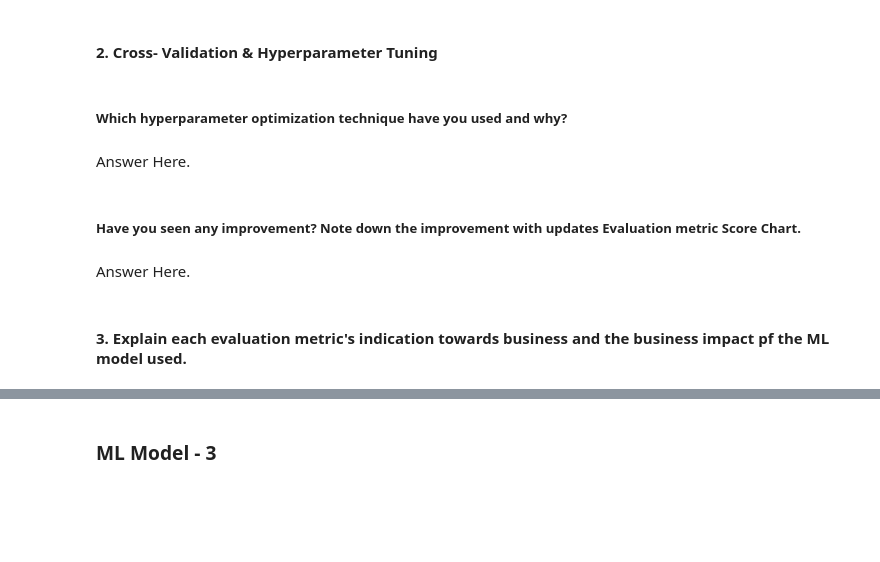
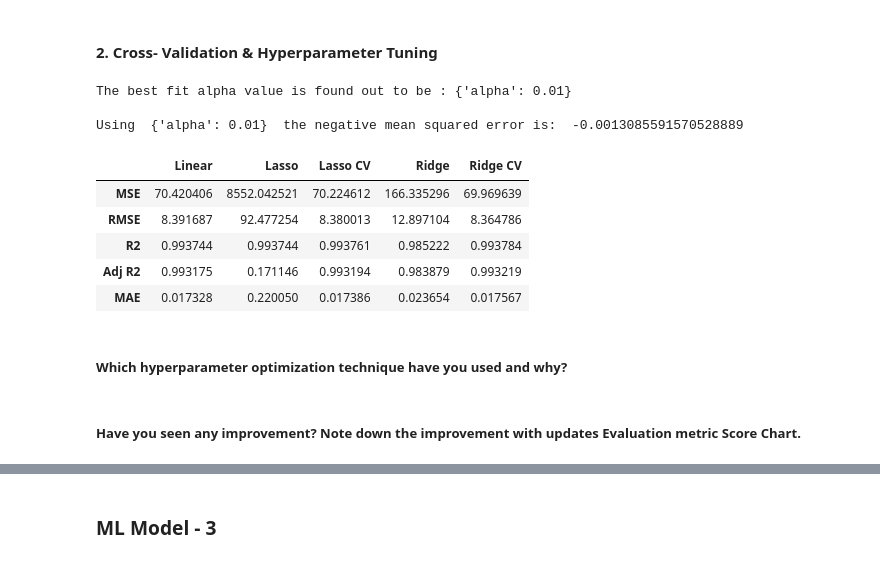
Before and after one commit to nikhilbordekar/Yes-Bank-s-Stock-Closing-Price-Prediction-by-Regression, a Jupyter notebook: Capstone_2_Regression.ipynb, the cells around one changed output, grey strips where cells are left out. Cells and saved outputs as stored; diff of their text form; code cells hidden in the pictures; blank space fills up the shorter version.

```diff
--- a/Capstone_2_Regression.ipynb
+++ b/Capstone_2_Regression.ipynb
@@ -605,0 +503,5 @@ Answer Here.
+# %%
+eval_r=pd.DataFrame([mse_r,rmse_r,r2_r,Adjusted_R2_r,mae_r],columns=['Ridge'],index=['MSE','RMSE','R2','Adj R2','MAE'])
+eval=pd.concat([eval,eval_r],axis=1)
+
+eval
@@ -607,7 +516,18 @@ Answer Here.
 #### 2. Cross- Validation & Hyperparameter Tuning
 # %%
 # ML Model - 1 Implementation with hyperparameter optimization techniques (i.e., GridSearch CV, RandomSearch CV, Bayesian Optimization etc.)
+parameters = {'alpha': [1e-15,1e-13,1e-10,1e-8,1e-5,1e-4,1e-3,1e-2,1e-1,1,5,10,20,30,40,45,50,55,60,100]}
+ridge_regressor=GridSearchCV(ridge,parameters,scoring='neg_mean_squared_error',cv=3)
 
 # Fit the Algorithm
+ridge_regressor.fit(X_train,y_train)
 
 # Predict on the model
+y_pred_rcv=ridge_regressor.predict(X_test)
+# %%
+print("The best fit alpha value is found out to be :" ,ridge_regressor.best_params_)
+print("\nUsing ",ridge_regressor.best_params_, " the negative mean squared error is: ", ridge_regressor.best_score_)
+# %% [output]
+The best fit alpha value is found out to be : {'alpha': 0.01}
+
+Using  {'alpha': 0.01}  the negative mean squared error is:  -0.0013085591570528889
@@ -614,10 +547,13 @@ Answer Here.
+# %%
+eval
+# %% [output]
+|  | Linear | Lasso | Lasso CV | Ridge | Ridge CV |
+| MSE | 70.420406 | 8552.042521 | 70.224612 | 166.335296 | 69.969639 |
+| RMSE | 8.391687 | 92.477254 | 8.380013 | 12.897104 | 8.364786 |
+| R2 | 0.993744 | 0.993744 | 0.993761 | 0.985222 | 0.993784 |
+| Adj R2 | 0.993175 | 0.171146 | 0.993194 | 0.983879 | 0.993219 |
+| MAE | 0.017328 | 0.220050 | 0.017386 | 0.023654 | 0.017567 |
 # %% [markdown]
 ##### Which hyperparameter optimization technique have you used and why?
-# %% [markdown]
-Answer Here.
 # %% [markdown]
 ##### Have you seen any improvement? Note down the improvement with updates Evaluation metric Score Chart.
-# %% [markdown]
-Answer Here.
-# %% [markdown]
-#### 3. Explain each evaluation metric's indication towards business and the business impact pf the ML model used.
```
Also changed, not shown: parts of 140 cells of this notebook.
